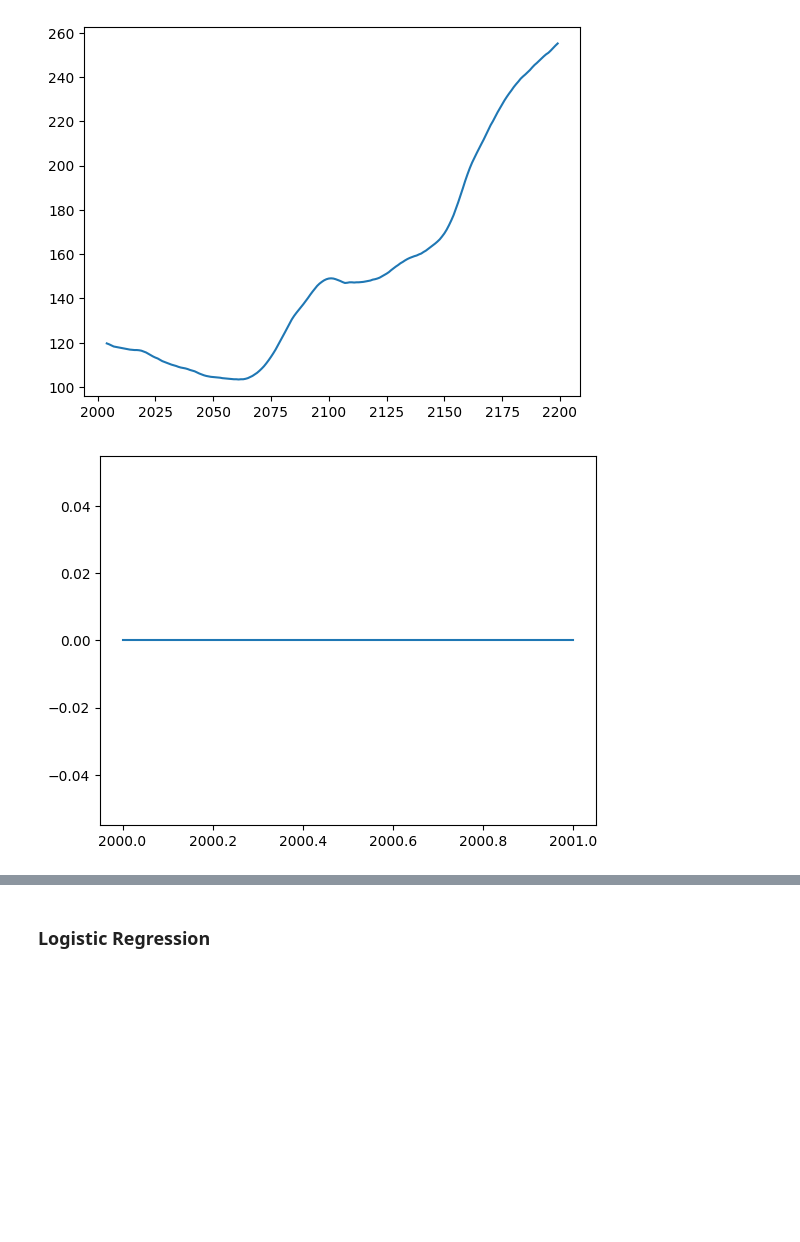
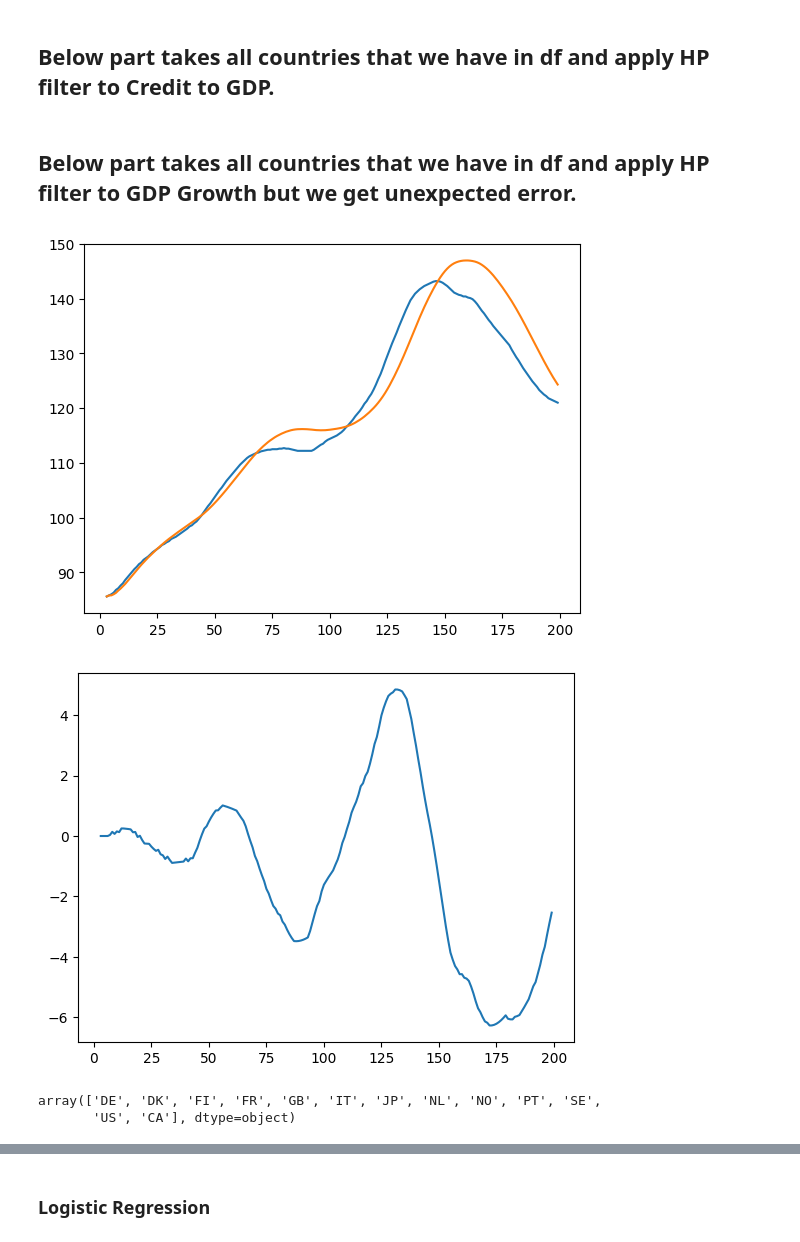
Before and after one commit to FinNijatTech/ML-algorithms-as-EWM-for-Economic-Crisis, a Jupyter notebook: Master_Thesis_Project.ipynb, the cells around one changed output, grey strips where cells are left out. Cells and saved outputs as stored; diff of their text form; code cells hidden in the pictures; blank space fills up the shorter version.

```diff
--- a/Master_Thesis_Project.ipynb
+++ b/Master_Thesis_Project.ipynb
@@ -21,5 +21,6 @@ import statsmodels as sm
 # %%
 df = pd.read_excel("/content/Master_Thesis_Data Experiment Data Cutting without crisis (No IR).xlsx")
+df.drop(columns = 'International Investment', inplace=True)
 df
 # %% [output]
 |  | Country | Date | Dependent Variable | Credit to GDP | Housing price | GDP growth | Inflation | ... |
@@ -97,0 +116,2 @@ df
+# %% [markdown]
+## **Below part takes all countries that we have in df and apply HP filter to Credit to GDP.**
@@ -97,0 +737,2 @@ df
+# %% [markdown]
+## **Below part takes all countries that we have in df and apply HP filter to GDP Growth but we get unexpected error.**
@@ -98,41 +1305,54 @@ df
 # %%
 # Some variables should be treated in levels (like interest rates, or e.g. net foreign asset position)
 # Others in dynamics (annual or quarterly), like GDP
 # Yet others in deviations from trends, see below
+import statsmodels as sm
 
-example = df[(df['Country']=='SE')]
+
+
+countries = df['Country']
+
+example = df[(df['Country']=='DE')]
+start_index = example['Credit to GDP'].notna().idxmax()
+result = example.loc[start_index:]
+variable = example['Credit to GDP'].dropna()
 # example
 
-cred_c, cred_t = sm.tsa.filters.hp_filter.hpfilter((example['Credit to GDP']), lamb=100_000)
+cred_c, cred_t = sm.tsa.filters.hp_filter.hpfilter(variable, lamb=100_000)
 
 
-cred_t_1s = np.zeros(len(cred_t))
-cred_c_1s = np.zeros(len(cred_t))
+cred_t_1s_DE = np.zeros(len(cred_t))
+cred_c_1s_DE = np.zeros(len(cred_t))
 
-# example['Credit to GDP'].iloc[:20]
+# variable1.iloc[:20]
 
-cred_t_1s[0:2] = example['Credit to GDP'].iloc[0:2]
+cred_t_1s_DE[0:2] = variable.iloc[0:2]
 
 for i in range(2, len(cred_t)):
-	temp_c, temp = sm.tsa.filters.hp_filter.hpfilter((100*np.log(example['Credit to GDP'].iloc[:i])), lamb=100_000)
-	cred_t_1s[i] = np.exp(temp.iloc[-1]/100)
-	cred_c_1s[i] = temp_c.iloc[-1]
+	temp_c, temp = sm.tsa.filters.hp_filter.hpfilter((100*np.log(variable.iloc[:i])), lamb=100_000)
+	cred_t_1s_DE[i] = np.exp(temp.iloc[-1]/100)
+	cred_c_1s_DE[i] = temp_c.iloc[-1]
 
 fig, ax = plt.subplots()
-example['Credit to GDP'].plot(ax=ax)
+variable.plot(ax=ax)
 # cred_t.plot(ax=ax)
-ax.plot(example.index, cred_t_1s)
+ax.plot(variable.index, cred_t_1s_DE)
 plt.show()
 
 
-plt.plot(example.index, cred_c_1s)
+plt.plot(variable.index, cred_c_1s_DE)
 plt.show()
 
 # # temp
 
 # cred_t_1s
 
 # sm.tsa.filters.hp_filter.hpfilter((example['Credit to GDP'].iloc[:2]))
 # %% [output]
-[figure, old version]
+[figure, new version]
-[figure, old version]
+[figure, new version]
+# %%
+df['Country'].unique()
+# %% [output]
+array(['DE', 'DK', 'FI', 'FR', 'GB', 'IT', 'JP', 'NL', 'NO', 'PT', 'SE',
+       'US', 'CA'], dtype=object)
```
Also changed, not shown: parts of 79 cells of this notebook.
